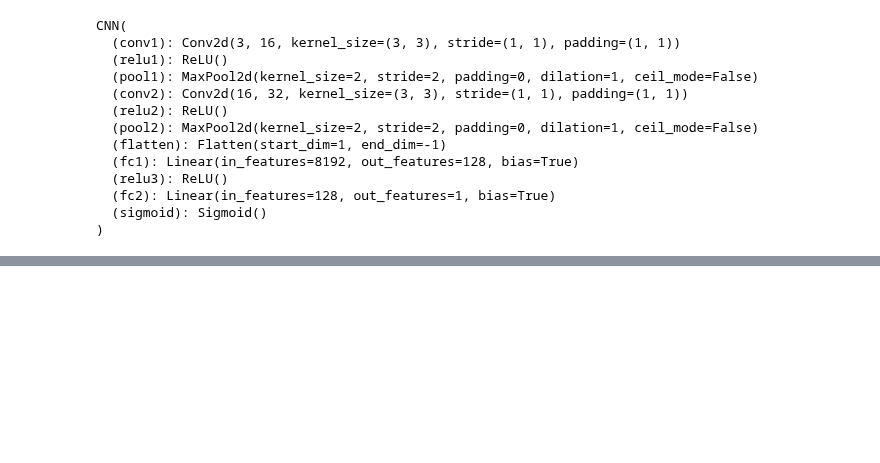
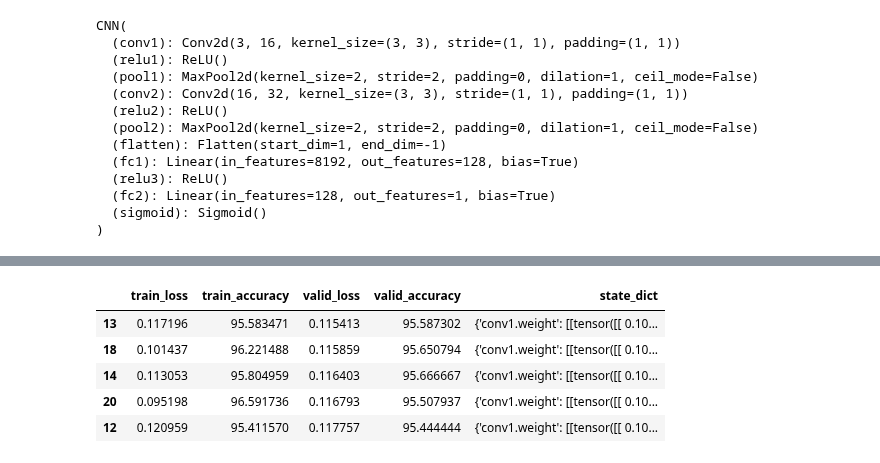
Before and after one commit to talanthier/WildfireDetection, a Jupyter notebook: notebooks/modeling_00.ipynb, the cells around one changed output, grey strips where cells are left out. Cells and saved outputs as stored; diff of their text form; code cells hidden in the pictures; blank space fills up the shorter version.

```diff
--- a/notebooks/modeling_00.ipynb
+++ b/notebooks/modeling_00.ipynb
@@ -179,4 +181,13 @@ Valid Loss: 0.1158, Valid Accuracy: 95.59%
 ... (8 outputs left out)
+# %%
+df_train_loss.sort_values('valid_loss', ascending = True).head(5)
+# %% [output]
+|  | train_loss | train_accuracy | valid_loss | valid_accuracy | state_dict |
+| 13 | 0.117196 | 95.583471 | 0.115413 | 95.587302 | {'conv1.weight': [[tensor([[ 0.10... |
+| 18 | 0.101437 | 96.221488 | 0.115859 | 95.650794 | {'conv1.weight': [[tensor([[ 0.10... |
+| 14 | 0.113053 | 95.804959 | 0.116403 | 95.666667 | {'conv1.weight': [[tensor([[ 0.10... |
+| 20 | 0.095198 | 96.591736 | 0.116793 | 95.507937 | {'conv1.weight': [[tensor([[ 0.10... |
+| 12 | 0.120959 | 95.411570 | 0.117757 | 95.444444 | {'conv1.weight': [[tensor([[ 0.10... |
 # %%
 fig = plt.figure(figsize = (8,5))
 plt.plot(list(range(1, num_epochs + 1)), df_train_loss['train_loss'], label = 'Training Loss')
```
Also changed, not shown: parts of 7 cells of this notebook, 3 other files.
